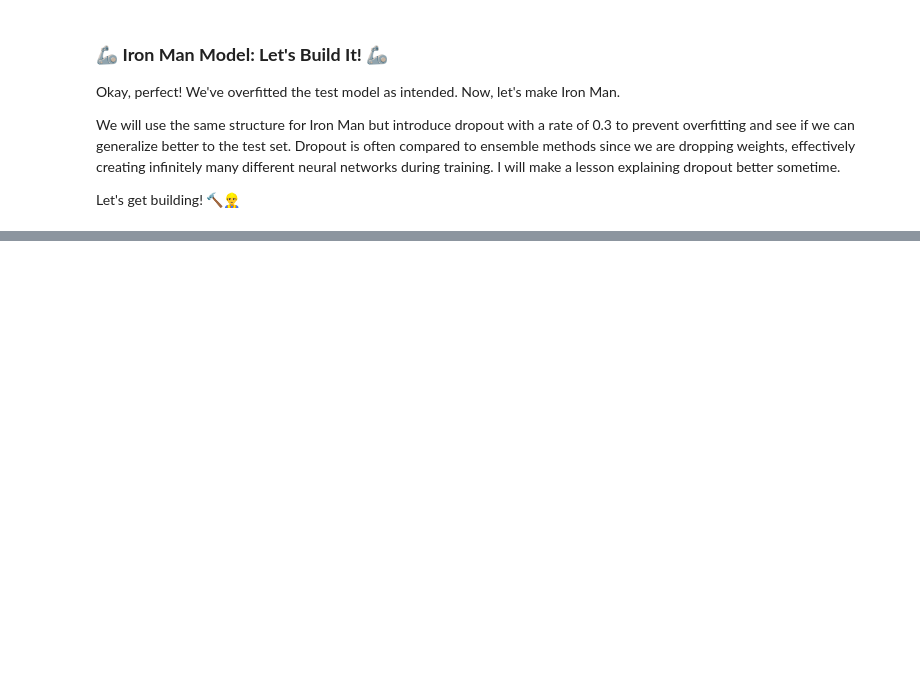
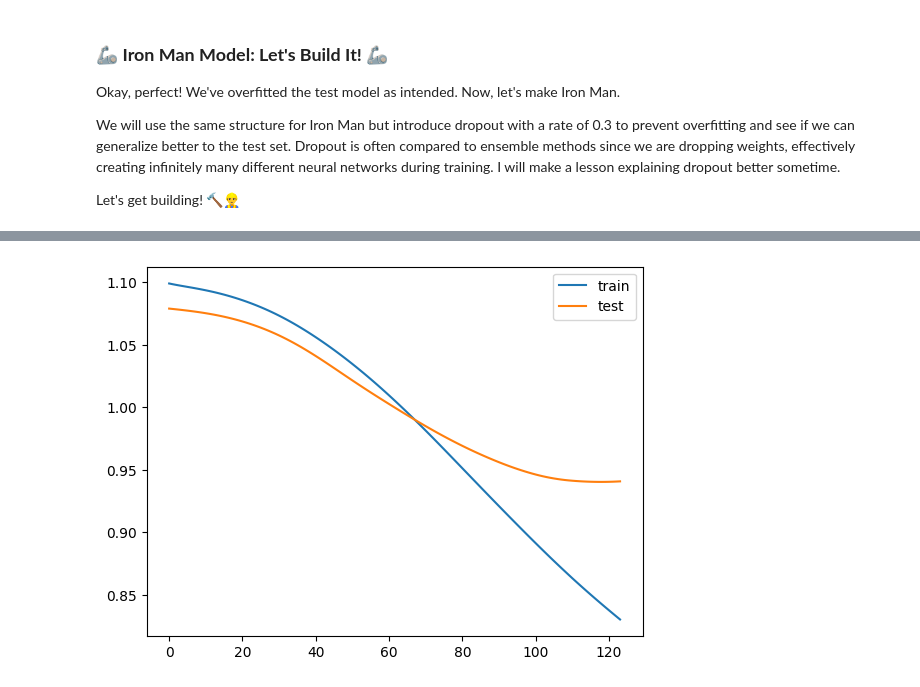
Before and after one commit to KubaJerz/learn-ml, a Jupyter notebook: tinkerLab/03lesson_many_men_vs_ironman.ipynb, the cells around one changed output, grey strips where cells are left out. Saved outputs shown, nothing was run; the diff lists cells and outputs as text; code cells hidden in the pictures; blank space fills up the shorter version.

```diff
--- a/tinkerLab/03lesson_many_men_vs_ironman.ipynb
+++ b/tinkerLab/03lesson_many_men_vs_ironman.ipynb
@@ -345,0 +473,38 @@ weighted avg       0.50      0.48      0.45     17280
+# %%
+man02 = MANYMEN()
+optimizer02 = torch.optim.AdamW(params=man02.parameters(), lr=0.0003, weight_decay=0.02)
+# %%
+lossi = []
+devlossi = []
+
+for epoch in tqdm(range(125)):
+    out2 = man02.forward(X_train)
+
+
+    optimizer02.zero_grad()
+
+    loss2 = criterion(out2, y_train)
+
+
+    loss2.backward()
+
+    loss = criterion(out2,y_train)
+    lossi.append(loss.item())
+
+    optimizer02.step()
+
+
+    with torch.no_grad():
+        devout1 = man02.forward(X_test)
+        devloss = criterion(devout1, y_test)
+        devlossi.append(devloss.item())
+
+    if epoch % 2:
+        plt.close()
+        plt.plot(lossi, label='train')
+        plt.plot(devlossi, label='test')
+
+        plt.legend()
+        plt.savefig("loss.png")
+# %% [output]
+[figure, added]
```
Also changed, not shown: parts of 19 cells of this notebook.
